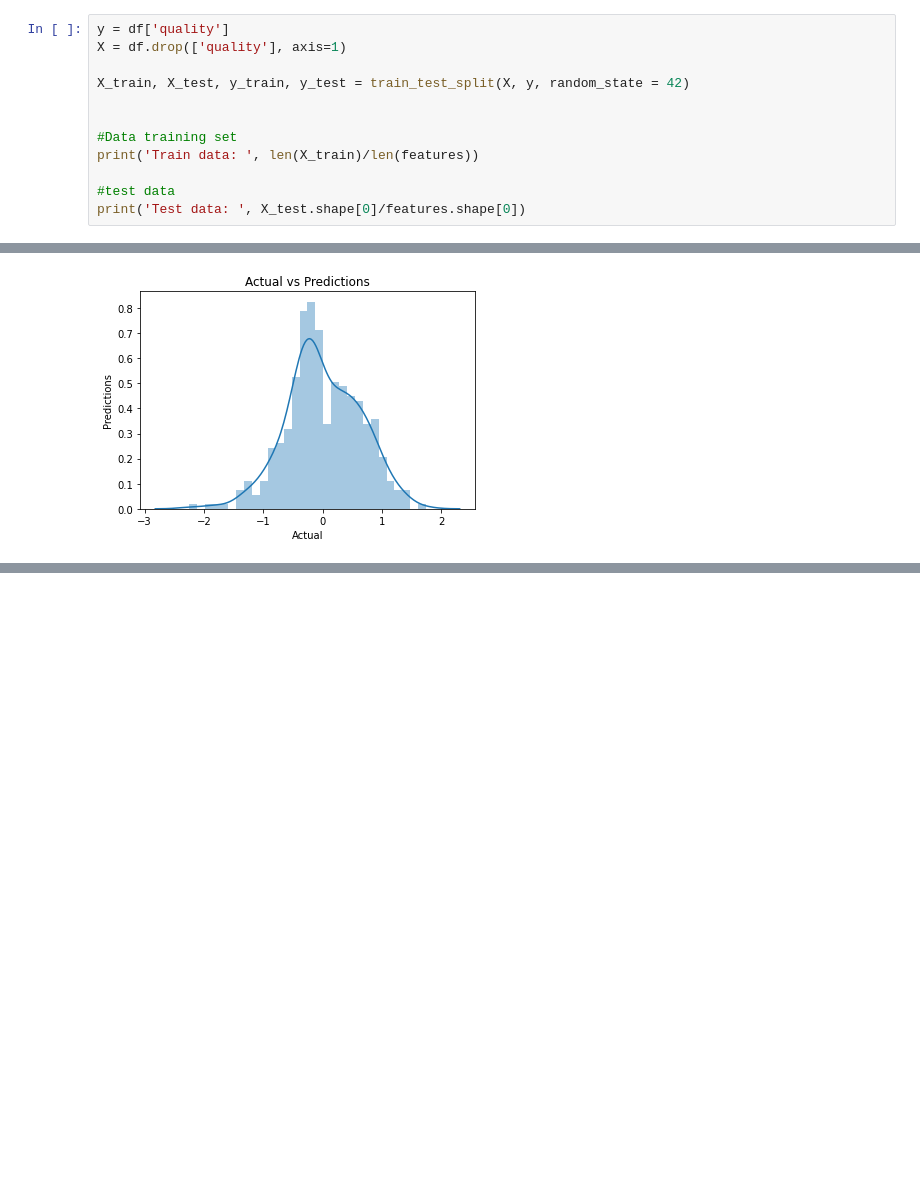
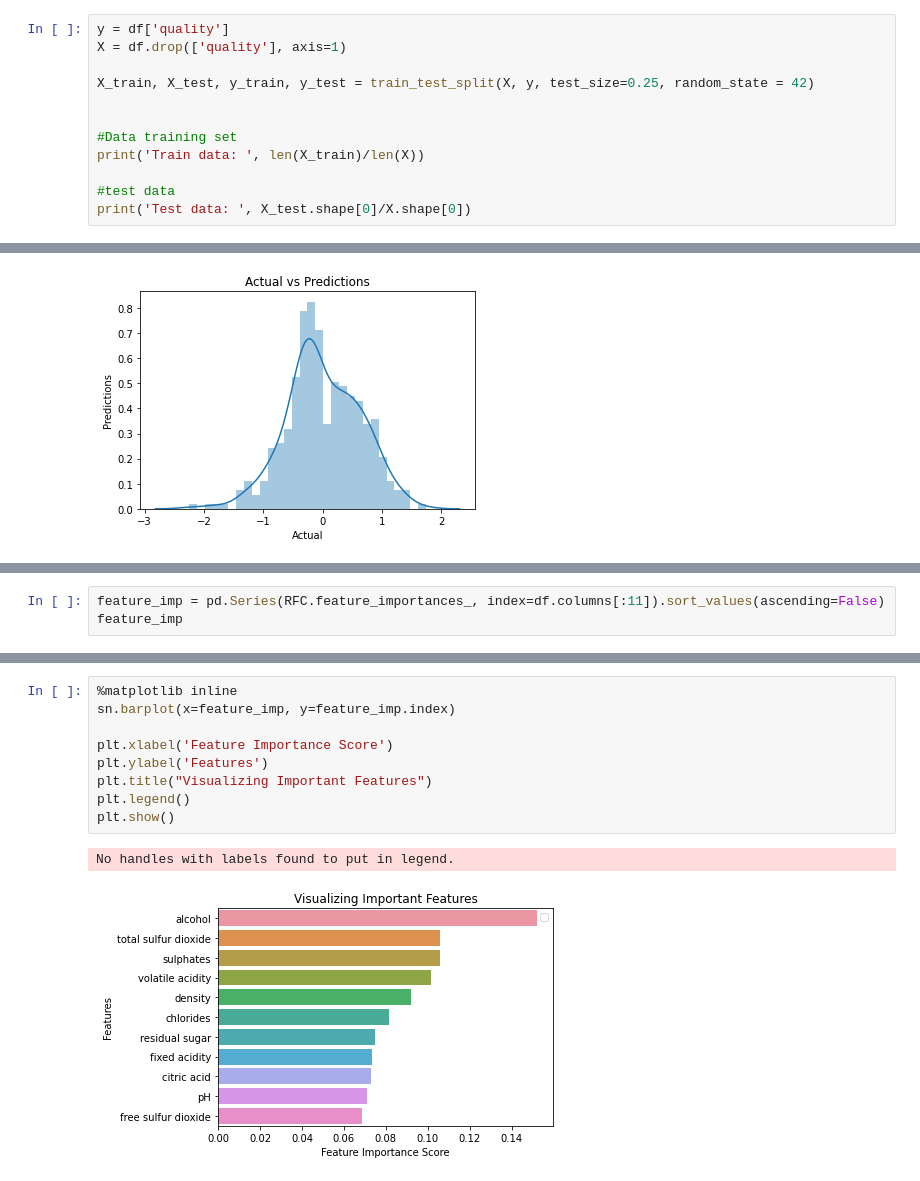
Before and after one commit to GalKoaz/Final-assignment, a Jupyter notebook: Regression.ipynb, the cells around one changed output, grey strips where cells are left out. Cells and saved outputs as stored; diff of their text form; blank space fills up the shorter version.

```diff
--- a/Regression.ipynb
+++ b/Regression.ipynb
@@ -117,14 +148,14 @@ sn.heatmap(df.corr(), annot=True, cmap='Reds');
 y = df['quality']
 X = df.drop(['quality'], axis=1)
 
-X_train, X_test, y_train, y_test = train_test_split(X, y, random_state = 42)
+X_train, X_test, y_train, y_test = train_test_split(X, y, test_size=0.25, random_state = 42)
 
 
 #Data training set
-print('Train data: ', len(X_train)/len(features))
+print('Train data: ', len(X_train)/len(X))
 
 #test data
-print('Test data: ', X_test.shape[0]/features.shape[0])
+print('Test data: ', X_test.shape[0]/X.shape[0])
 # %% [output]
 Train data:  0.7498436522826767
 Test data:  0.2501563477173233
@@ -237,0 +271,3 @@ array([0.6       , 0.5125    , 0.6375    , 0.6       , 0.575     ,
+# %%
+feature_imp = pd.Series(RFC.feature_importances_, index=df.columns[:11]).sort_values(ascending=False)
+feature_imp
@@ -237,0 +287,12 @@ array([0.6       , 0.5125    , 0.6375    , 0.6       , 0.575     ,
+# %%
+%matplotlib inline
+sn.barplot(x=feature_imp, y=feature_imp.index)
+
+plt.xlabel('Feature Importance Score')
+plt.ylabel('Features')
+plt.title("Visualizing Important Features")
+plt.legend()
+plt.show()
+# %% [output]
+No handles with labels found to put in legend.
+[figure, added]
```
Also changed, not shown: parts of 31 cells of this notebook.
